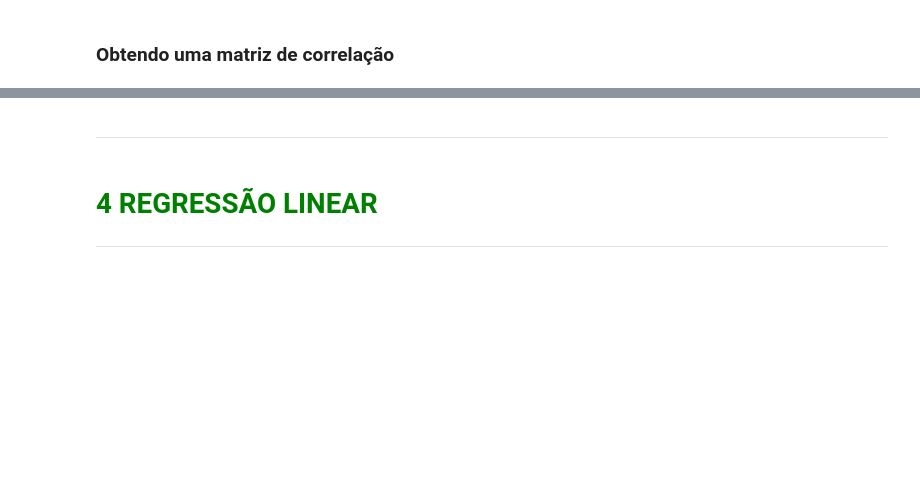
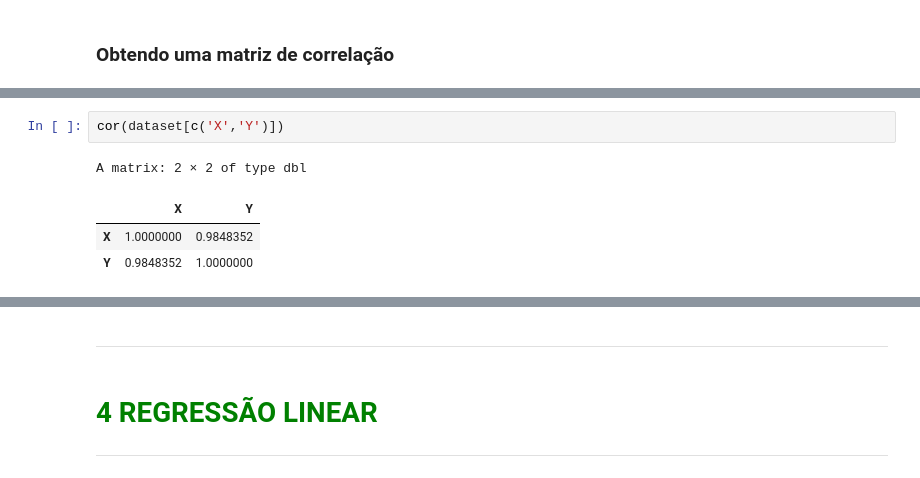
Before and after one commit to Jeidsan/estatistica-com-r, a Jupyter notebook: 4. Estatística com R - correlação e regressão/2. Aula.ipynb, the cells around one changed output, grey strips where cells are left out. Drawn from its saved outputs; the diff is of its cells as text; blank space fills up the shorter version.

```diff
--- a/4. Estatística com R - correlação e regressão/2. Aula.ipynb
+++ b/4. Estatística com R - correlação e regressão/2. Aula.ipynb
@@ -486,3 +502,10 @@ r_xy
+# %%
+cor(dataset[c('X','Y')])
+# %% [output]
+A matrix: 2 × 2 of type dbl
+|  | X | Y |
+| X | 1.0000000 | 0.9848352 |
+| Y | 0.9848352 | 1.0000000 |
 # %%
 grafico <- amostra[, c('Renda', 'Altura')]
 
```
Also changed, not shown: parts of 9 cells of this notebook.
